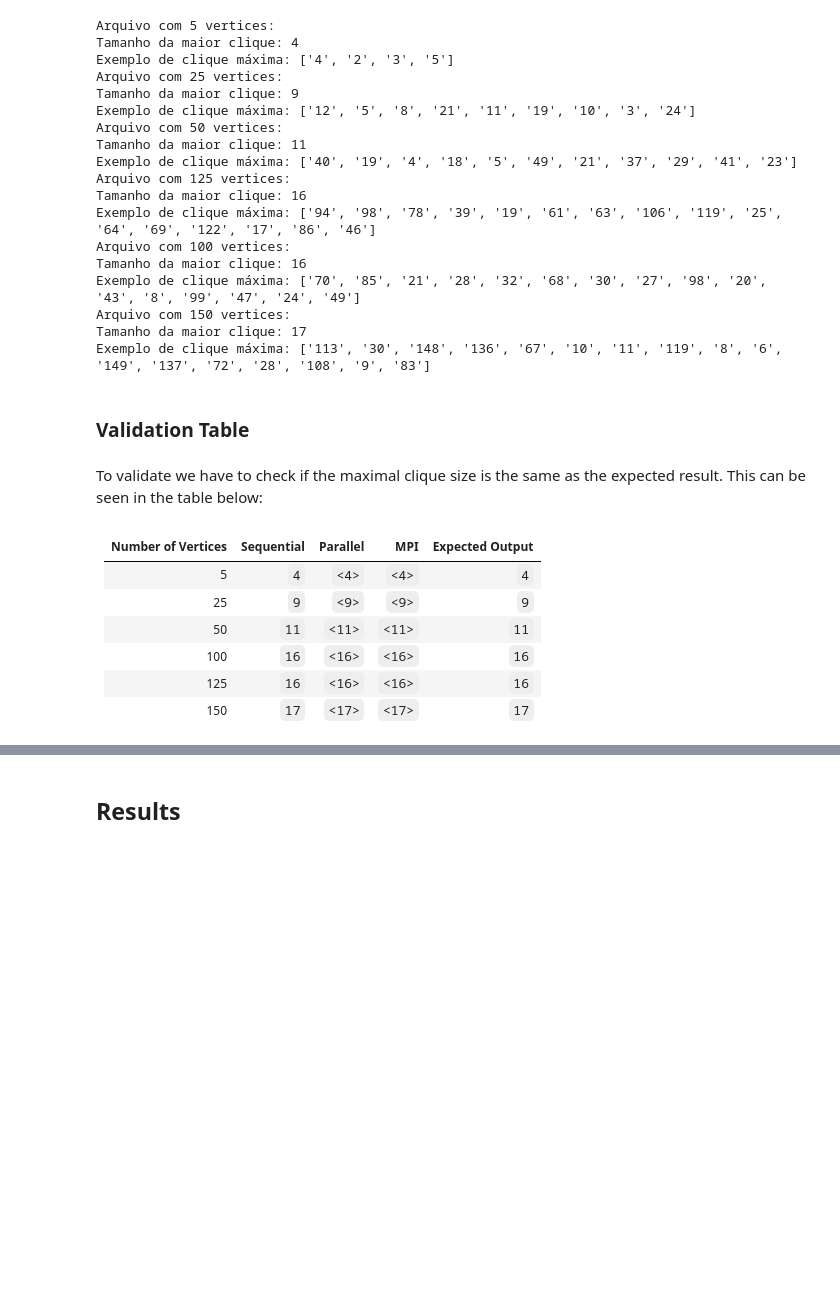
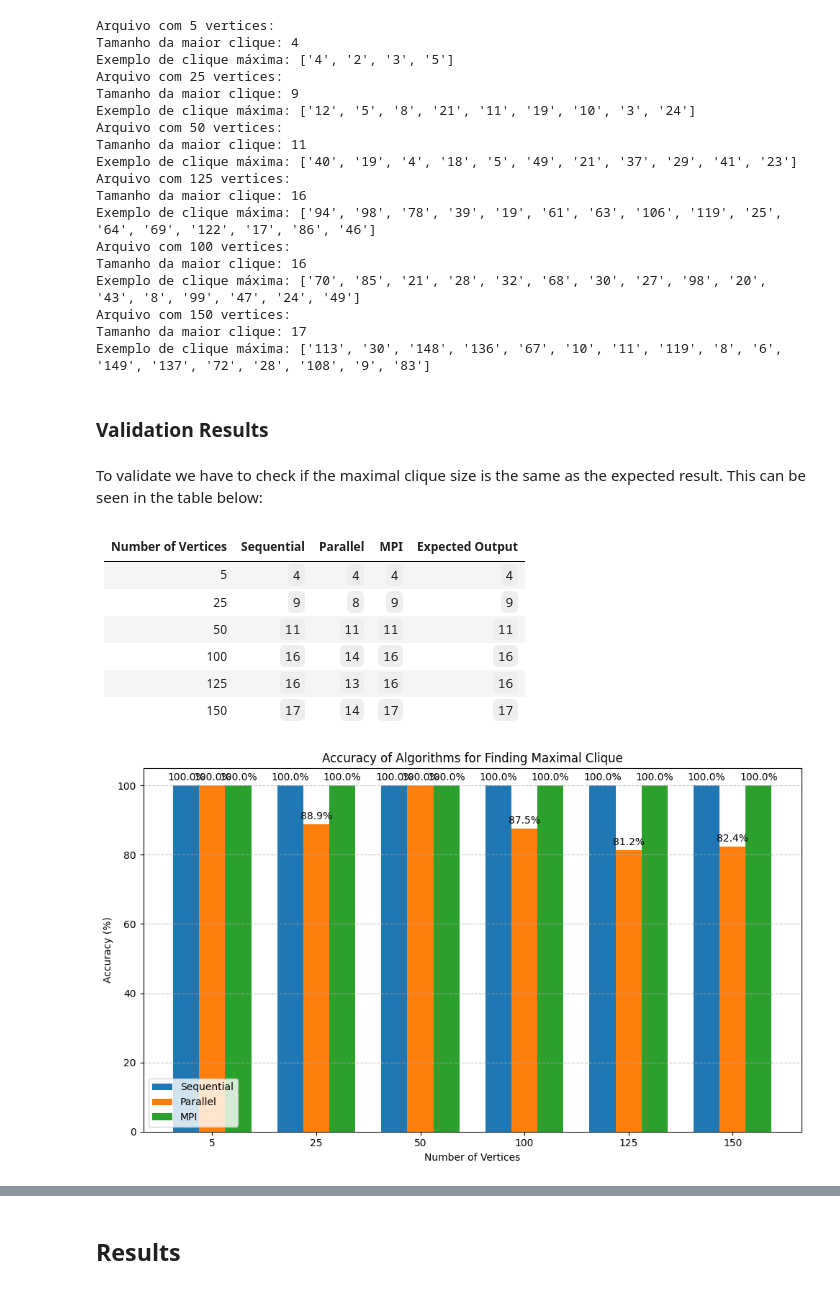
Before and after one commit to PedroPauloMorenoCamargo/Maximal_Clique, a Jupyter notebook: Maximal_Clique.ipynb, the cells around one changed output, grey strips where cells are left out. Drawn from its saved outputs; the diff is of its cells as text; code cells hidden in the pictures; blank space fills up the shorter version.

```diff
--- a/Maximal_Clique.ipynb
+++ b/Maximal_Clique.ipynb
@@ -850,15 +1462,64 @@ Arquivo com 150 vertices:
 Tamanho da maior clique: 17
 Exemplo de clique máxima: ['113', '30', '148', '136', '67', '10', '11', '119', '8', '6', '149', '137', '72', '28', '108', '9', '83']
 # %% [markdown]
-### Validation Table
+### Validation Results
 # %% [markdown]
 To validate we have to check if the maximal clique size is the same as the expected result. This can be seen in the table below:
 # %% [markdown]
 | **Number of Vertices** | **Sequential**       | **Parallel**        | **MPI**            | **Expected Output** |
 |-------------------------|----------------------|---------------------|--------------------|----------------------|
-| 5                       | `4`                 | `<4>`               | `<4>`              | `4`                  |
-| 25                      | `9`                 | `<9>`               | `<9>`              | `9`                  |
-| 50                      | `11`                | `<11>`              | `<11>`             | `11`                 |
-| 100                     | `16`                | `<16>`              | `<16>`             | `16`                 |
-| 125                     | `16`                | `<16>`              | `<16>`             | `16`                 |
-| 150                     | `17`                | `<17>`              | `<17>`             | `17`                 |
+| 5                       | `4`                 | `4`               | `4`              | `4`                  |
+| 25                      | `9`                 | `8`               | `9`              | `9`                  |
+| 50                      | `11`                | `11`              | `11`             | `11`                 |
+| 100                     | `16`                | `14`              | `16`             | `16`                 |
+| 125                     | `16`                | `13`              | `16`             | `16`                 |
+| 150                     | `17`                | `14`              | `17`             | `17`                 |
+# %%
+import matplotlib.pyplot as plt
+import numpy as np
+
+# Data
+num_vertices = [5, 25, 50, 100, 125, 150]
+expected_output = [4, 9, 11, 16, 16, 17]
+sequential = [4, 9, 11, 16, 16, 17]
+parallel = [4, 8, 11, 14, 13, 14]
+mpi = [4, 9, 11, 16, 16, 17]
+
+# Calculando acurácia em porcentagem
+sequential_accuracy = [seq / exp * 100 for seq, exp in zip(sequential, expected_output)]
+parallel_accuracy = [par / exp * 100 for par, exp in zip(parallel, expected_output)]
+mpi_accuracy = [m / exp * 100 for m, exp in zip(mpi, expected_output)]
+
+# Cria um gráfico de barras
+x = np.arange(len(num_vertices))
+width = 0.25
+
+fig, ax = plt.subplots(figsize=(10, 6))
+bars1 = ax.bar(x - width, sequential_accuracy, width, label='Sequential')
+bars2 = ax.bar(x, parallel_accuracy, width, label='Parallel')
+bars3 = ax.bar(x + width, mpi_accuracy, width, label='MPI')
+
+# Adicionando rótulos, título e legenda
+ax.set_xlabel('Number of Vertices')
+ax.set_ylabel('Accuracy (%)')
+ax.set_title('Accuracy of Algorithms for Finding Maximal Clique')
+ax.set_xticks(x)
+ax.set_xticklabels(num_vertices)
+ax.legend()
+ax.grid(True, axis='y', linestyle='--', alpha=0.7)
+
+# Adicionando rótulos com valores acima das barras
+for bars in [bars1, bars2, bars3]:
+    for bar in bars:
+        height = bar.get_height()
+        ax.annotate(f'{height:.1f}%',
+                    xy=(bar.get_x() + bar.get_width() / 2, height),
+                    xytext=(0, 3),
+                    textcoords="offset points",
+                    ha='center', va='bottom')
+
+# Show the plot
+plt.tight_layout()
+plt.show()
+# %% [output]
+[figure, added]
```
Also changed, not shown: parts of 34 cells of this notebook, 2 other files.
